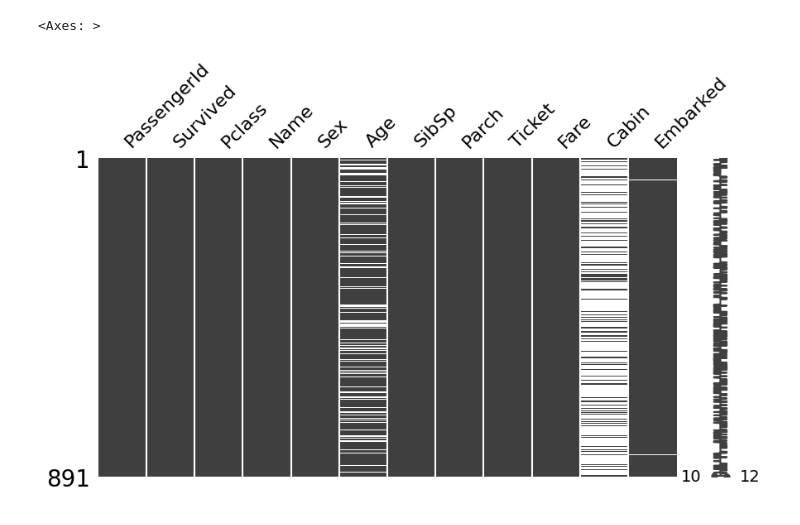
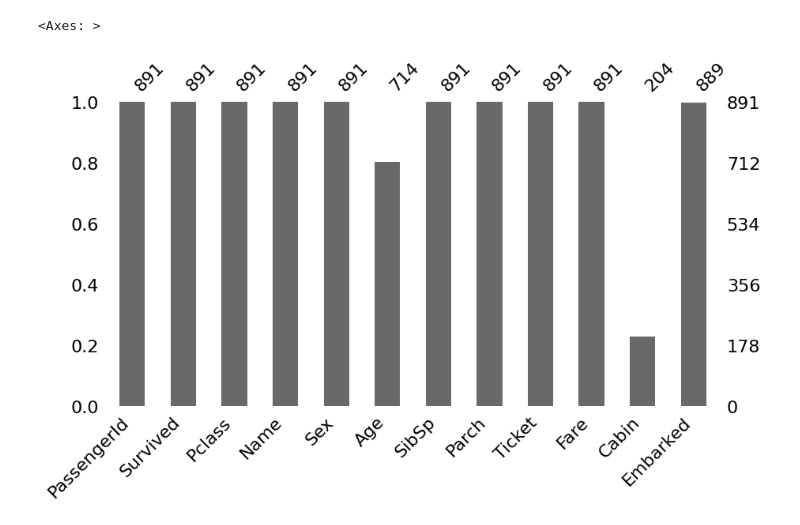
Before and after one commit to RuizLorenzoChavez/practical-ML, a Jupyter notebook: titanic.ipynb, the cells around one changed output. Drawn from its saved outputs; the diff is of its cells as text; code cells hidden in the pictures.

```diff
--- a/titanic.ipynb
+++ b/titanic.ipynb
@@ -38,5 +43,6 @@ memory usage: 83.7+ KB
 # %%
-msno.matrix(train_df, figsize=(10,5))
+#  null entries
+msno.bar(train_df, figsize=(10,5))
 # %% [output]
 <Axes: >
-[figure, old version]
+[figure, new version]
```
Also changed, not shown: parts of 11 cells of this notebook.
